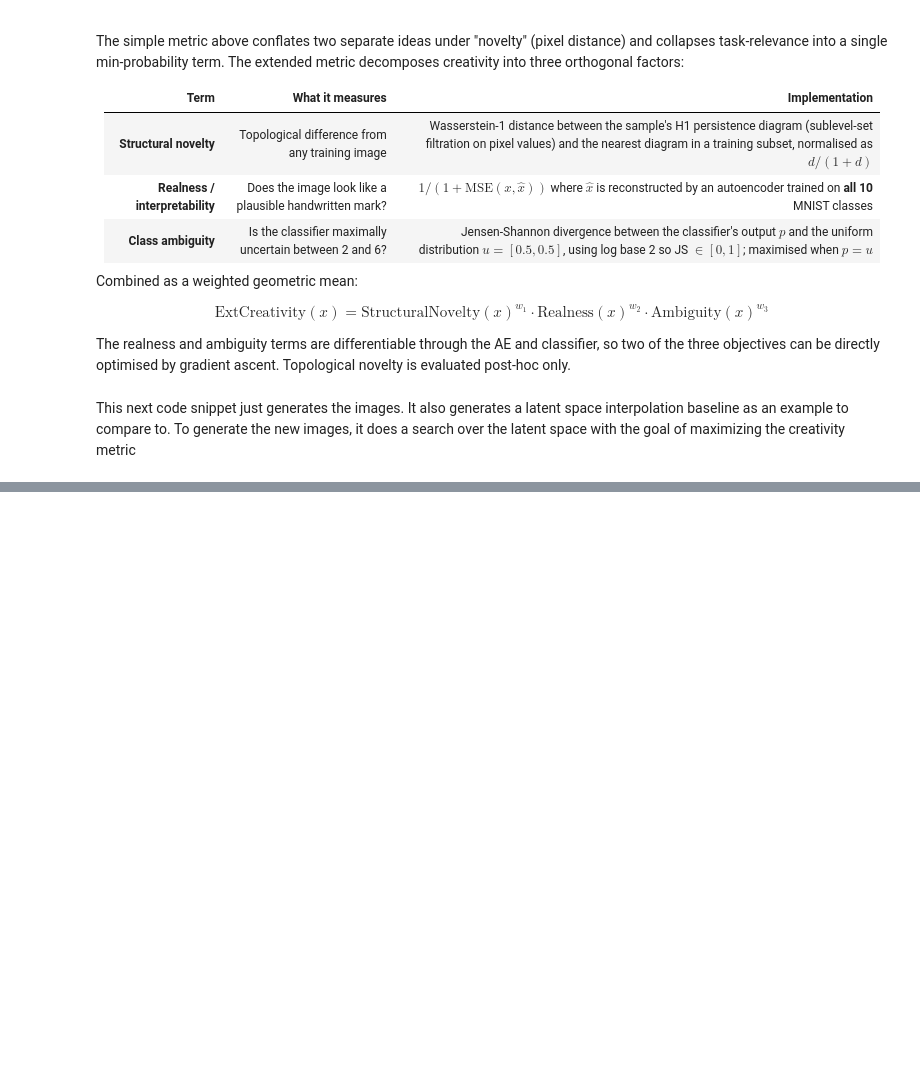
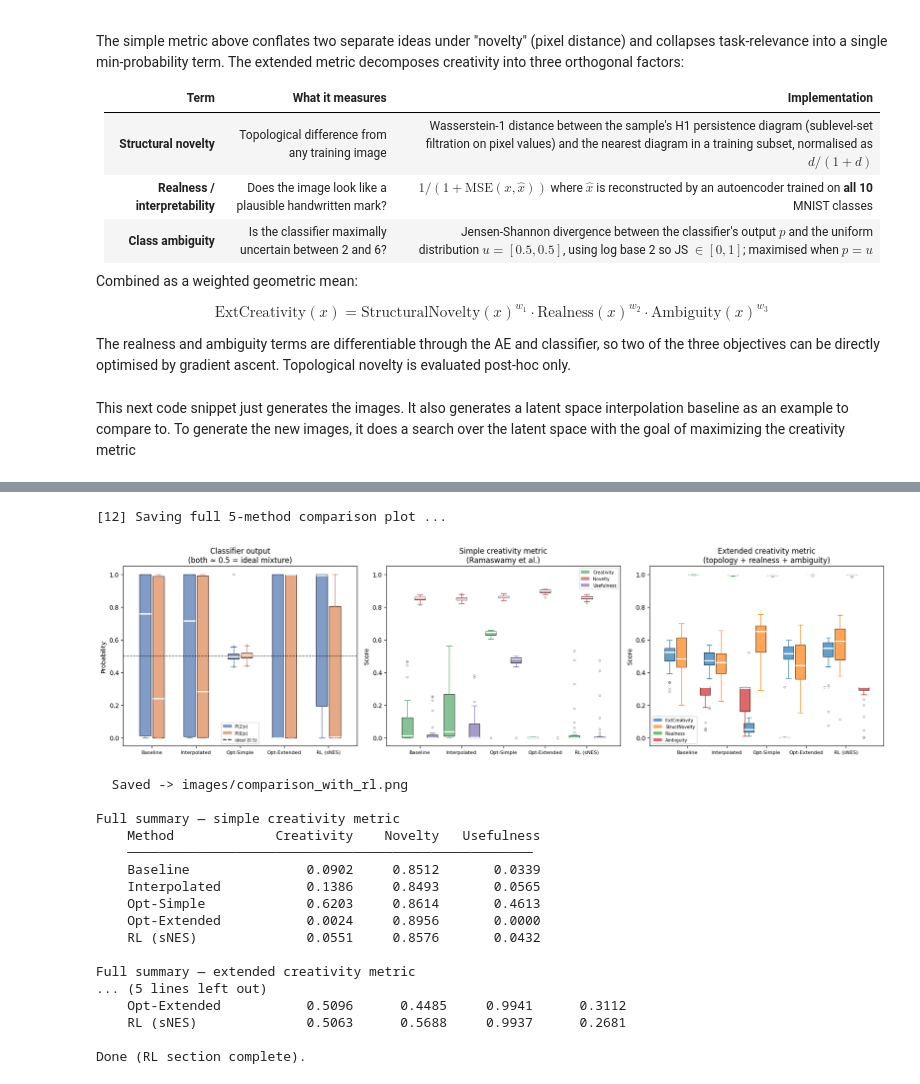
Before and after one commit to gusdspmoreira/CS6501-NN-Project, a Jupyter notebook: GM_demo_notebook.ipynb, the cells around one changed output, grey strips where cells are left out. Drawn from its saved outputs; the diff is of its cells as text; code cells hidden in the pictures; blank space fills up the shorter version.

```diff
--- a/GM_demo_notebook.ipynb
+++ b/GM_demo_notebook.ipynb
@@ -936,0 +1348,79 @@ Done.
+# %%
+# ─────────────────────────────────────────────────────────────
+# 12. Full comparison — all 5 methods including RL
+# ─────────────────────────────────────────────────────────────
+print("[12] Saving full 5-method comparison plot ...")
+
+plot_comparison_extended(
+    probs_dict={
+        "Baseline":     bp,
+        "Interpolated": ip,
+        "Opt-Simple":   cp,
+        "Opt-Extended": ep,
+        "RL (sNES)":    rl_p,
+    },
+    simple_dict={
+        "Baseline":     (bc,   bn,   bu),
+        "Interpolated": (ic,   in_,  iu),
+        "Opt-Simple":   (cc,   cn,   cu),
+        "Opt-Extended": (ec,   en,   eu),
+        "RL (sNES)":    (rl_c, rl_n, rl_u),
+    },
+    extended_dict={
+        "Baseline":     (bec,  bsn,  br,    ba),
+        "Interpolated": (iec,  isn,  ir,    ia),
+        "Opt-Simple":   (cec,  csn,  cr,    ca),
+        "Opt-Extended": (eec,  esn,  er,    ea),
+        "RL (sNES)":    (rl_ec, rl_sn, rl_r, rl_a),
+    },
+    filename="images/comparison_with_rl.png",
+)
+
+# ── Summary tables ─────────────────────────────────────────
+print("\nFull summary — simple creativity metric")
+hdr = f"    {'Method':<18} {'Creativity':>10} {'Novelty':>10} {'Usefulness':>12}"
+print(hdr); print(f"    {'─' * 52}")
+for name, c_, n_, u_ in [
+    ("Baseline",      bc,   bn,   bu),
+    ("Interpolated",  ic,   in_,  iu),
+    ("Opt-Simple",    cc,   cn,   cu),
+    ("Opt-Extended",  ec,   en,   eu),
+    ("RL (sNES)",     rl_c, rl_n, rl_u),
+]:
+    print(f"    {name:<18} {c_.mean():>10.4f} {n_.mean():>10.4f} {u_.mean():>12.4f}")
+
+print("\nFull summary — extended creativity metric")
+hdr2 = (f"    {'Method':<18} {'ExtCreat':>10} {'StructNov':>11}"
+        f" {'Realness':>10} {'Ambiguity':>11}")
+print(hdr2); print(f"    {'─' * 64}")
+for name, ec_, sn_, r_, a_ in [
+    ("Baseline",      bec,   bsn,   br,    ba),
+    ("Interpolated",  iec,   isn,   ir,    ia),
+    ("Opt-Simple",    cec,   csn,   cr,    ca),
+    ("Opt-Extended",  eec,   esn,   er,    ea),
+    ("RL (sNES)",     rl_ec, rl_sn, rl_r, rl_a),
+]:
+    print(f"    {name:<18} {ec_.mean():>10.4f} {sn_.mean():>11.4f}"
+          f" {r_.mean():>10.4f} {a_.mean():>11.4f}")
+
+print("\nDone (RL section complete).")
+# %% [output]
+[12] Saving full 5-method comparison plot ...
+[figure, added]
+  Saved -> images/comparison_with_rl.png
+
+Full summary — simple creativity metric
+    Method             Creativity    Novelty   Usefulness
+    ────────────────────────────────────────────────────
+    Baseline               0.0902     0.8512       0.0339
+    Interpolated           0.1386     0.8493       0.0565
+    Opt-Simple             0.6203     0.8614       0.4613
+    Opt-Extended           0.0024     0.8956       0.0000
+    RL (sNES)              0.0551     0.8576       0.0432
+
+Full summary — extended creativity metric
+... (5 lines left out)
+    Opt-Extended           0.5096      0.4485     0.9941      0.3112
+    RL (sNES)              0.5063      0.5688     0.9937      0.2681
+
+Done (RL section complete).
```
Also changed, not shown: parts of 8 cells of this notebook, 1 other file.
